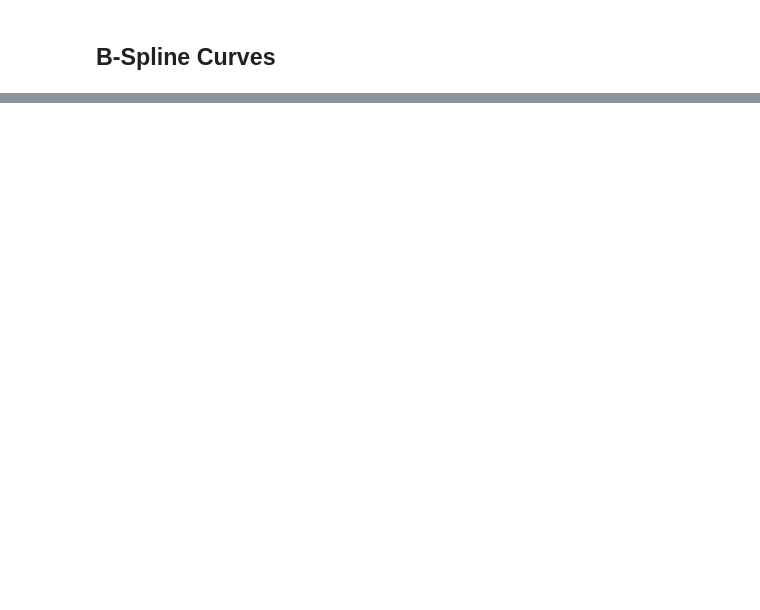
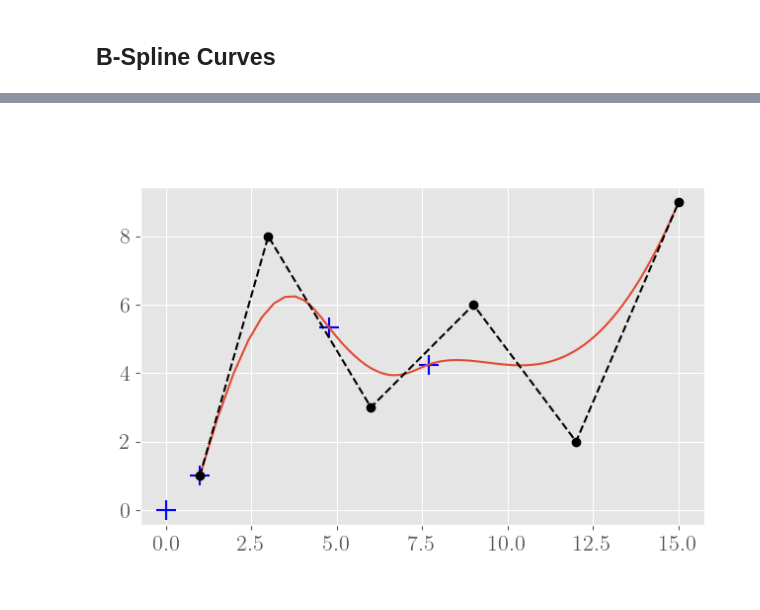
Before and after one commit to amit112amit/curves_and_surfaces, a Jupyter notebook: BSplineCurves.ipynb, the cells around one changed output, grey strips where cells are left out. Saved outputs shown, nothing was run; the diff lists cells and outputs as text; code cells hidden in the pictures; blank space fills up the shorter version.

```diff
--- a/BSplineCurves.ipynb
+++ b/BSplineCurves.ipynb
@@ -166,0 +181,9 @@ display(fig2.canvas)
+# %%
+P = np.array([[1,1], [3, 8], [6,3], [9, 6], [12, 2], [15, 9]])
+T = np.array([0,0,0,0,1,3,9,9,9,9])
+k = 4
+fig3 = plot_b_spline_curve(P, k, T, plot_control_poly=True, mark_knot_points=True)
+display(fig3.canvas)
+#fig3.savefig('ClampedCurve.pdf', bbox_inches='tight')
+# %% [output]
+[figure, added]
```
Also changed, not shown: parts of 6 cells of this notebook.
